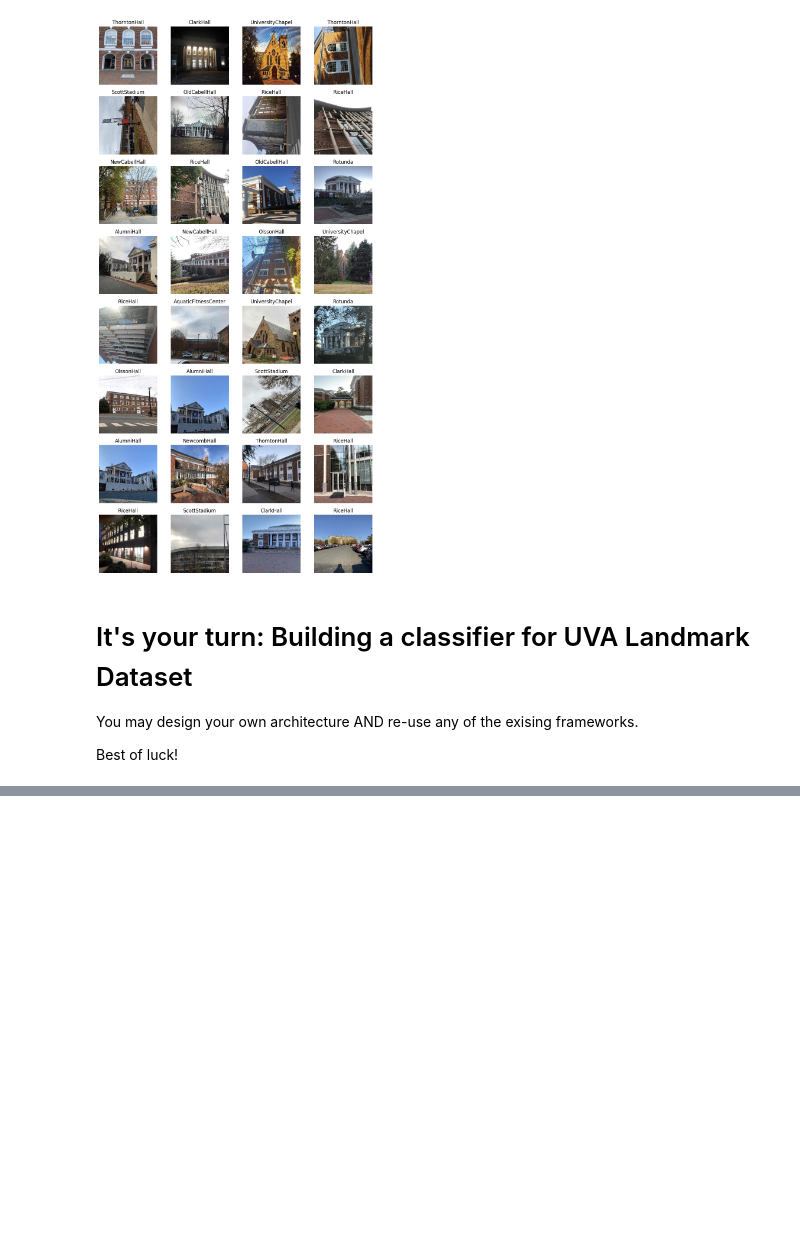
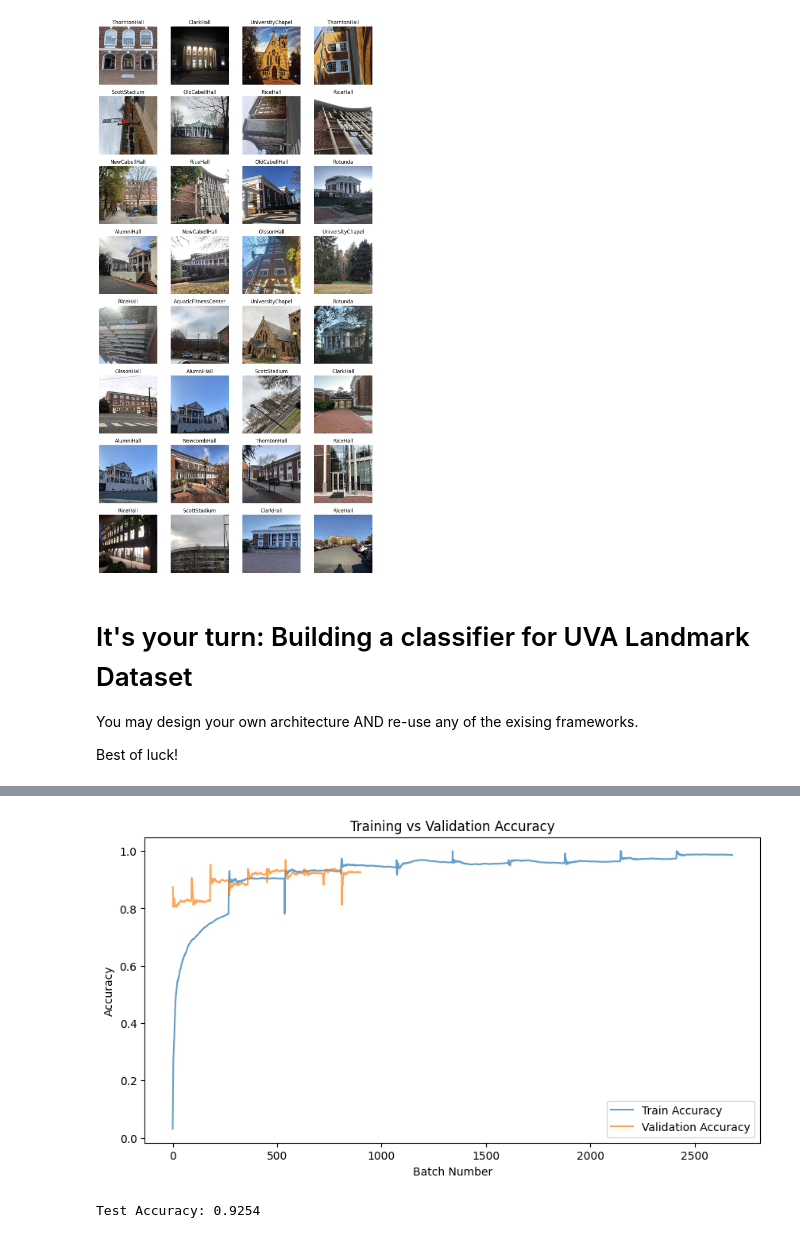
Before and after one commit to ashley-m/DS6050, a Jupyter notebook: CNN_imageclass_transfer.ipynb, the cells around one changed output, grey strips where cells are left out. Cells and saved outputs as stored; diff of their text form; code cells hidden in the pictures; blank space fills up the shorter version.

```diff
--- a/CNN_imageclass_transfer.ipynb
+++ b/CNN_imageclass_transfer.ipynb
@@ -635,0 +432,29 @@ print(f"Test Accuracy: {test_accuracy:.4f}")
+# %%
+from torchvision.models import densenet121, DenseNet121_Weights
+
+train_dataloader = DataLoader(dataset_train, batch_size=batch_size, shuffle=True)
+val_dataloader = DataLoader(dataset_val, batch_size=batch_size, shuffle=True)
+
+# Load pre-trained DenseNet
+device = torch.device("cuda" if torch.cuda.is_available() else "cpu")
+print(f"Using device: {device}")
+model = densenet121(weights=DenseNet121_Weights.IMAGENET1K_V1)
+num_ftrs = model.classifier.in_features
+model.classifier = nn.Linear(num_ftrs, len(class_names))  # Adjust output layer
+
+optimizer = torch.optim.Adam(model.parameters(), lr=0.001)
+criterion = nn.CrossEntropyLoss()
+num_epochs = 10
+
+train_losses, val_losses, train_accuracies, val_accuracies,\
+batch_train_losses, batch_val_losses,\
+batch_train_accuracies, batch_val_accuracies = train_model(
+    model,
+    train_dataloader,
+    val_dataloader,
+    criterion,
+    optimizer,
+    num_epochs,
+    device,
+    use_amp=True
+)
@@ -635,0 +489,29 @@ print(f"Test Accuracy: {test_accuracy:.4f}")
+# %%
+plt.figure(figsize=(10, 5))
+plt.plot(batch_train_accuracies, label="Train Accuracy", alpha=0.7)
+plt.plot(batch_val_accuracies, label="Validation Accuracy", alpha=0.7)
+plt.xlabel("Batch Number")
+plt.ylabel("Accuracy")
+plt.title("Training vs Validation Accuracy")
+plt.legend()
+plt.show()
+# %% [output]
+[figure, added]
+# %%
+# Evaluate on the test set after training
+model.eval()
+correct = 0
+total = 0
+
+with torch.no_grad():
+    for inputs, labels in test_dataloader:
+        inputs, labels = inputs.to(device), labels.to(device)
+        outputs = model(inputs)
+        _, predicted = torch.max(outputs.data, 1)
+        total += labels.size(0)
+        correct += (predicted == labels).sum().item()
+
+test_accuracy = correct / total
+print(f"Test Accuracy: {test_accuracy:.4f}")
+# %% [output]
+Test Accuracy: 0.9254
```
Also changed, not shown: parts of 22 cells of this notebook.
